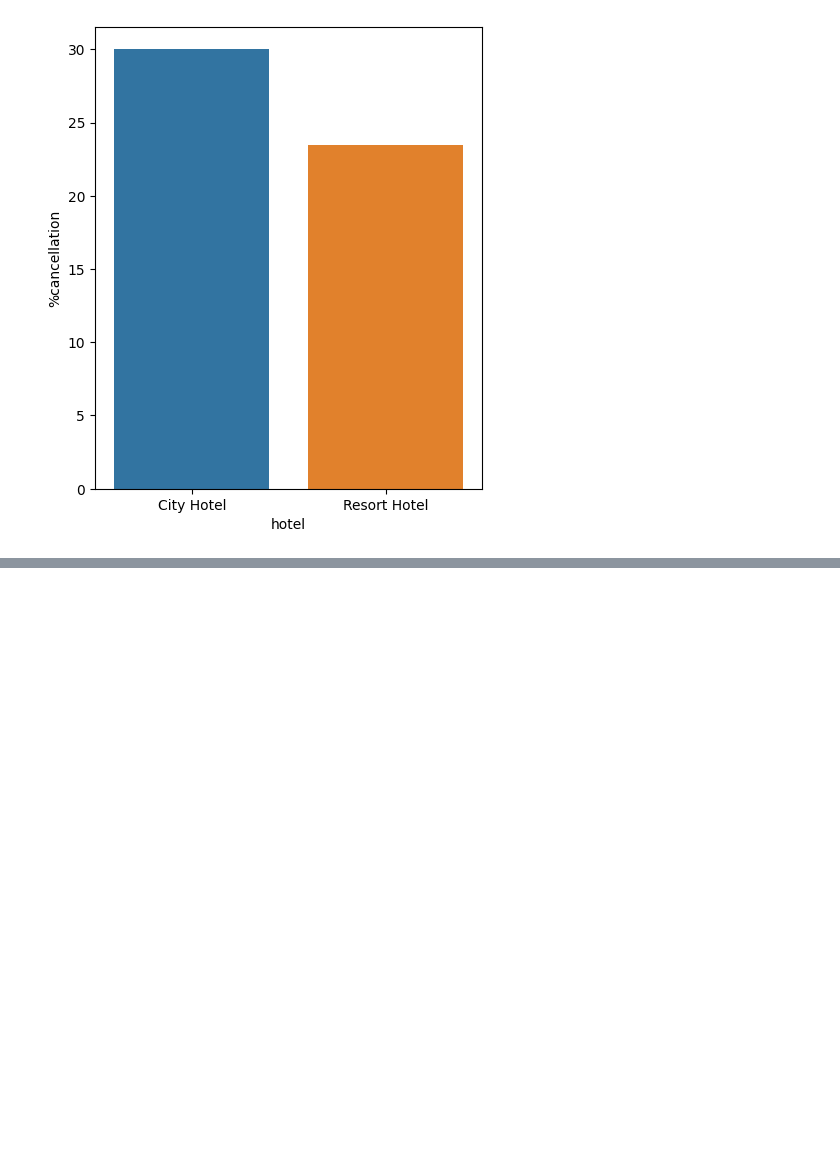
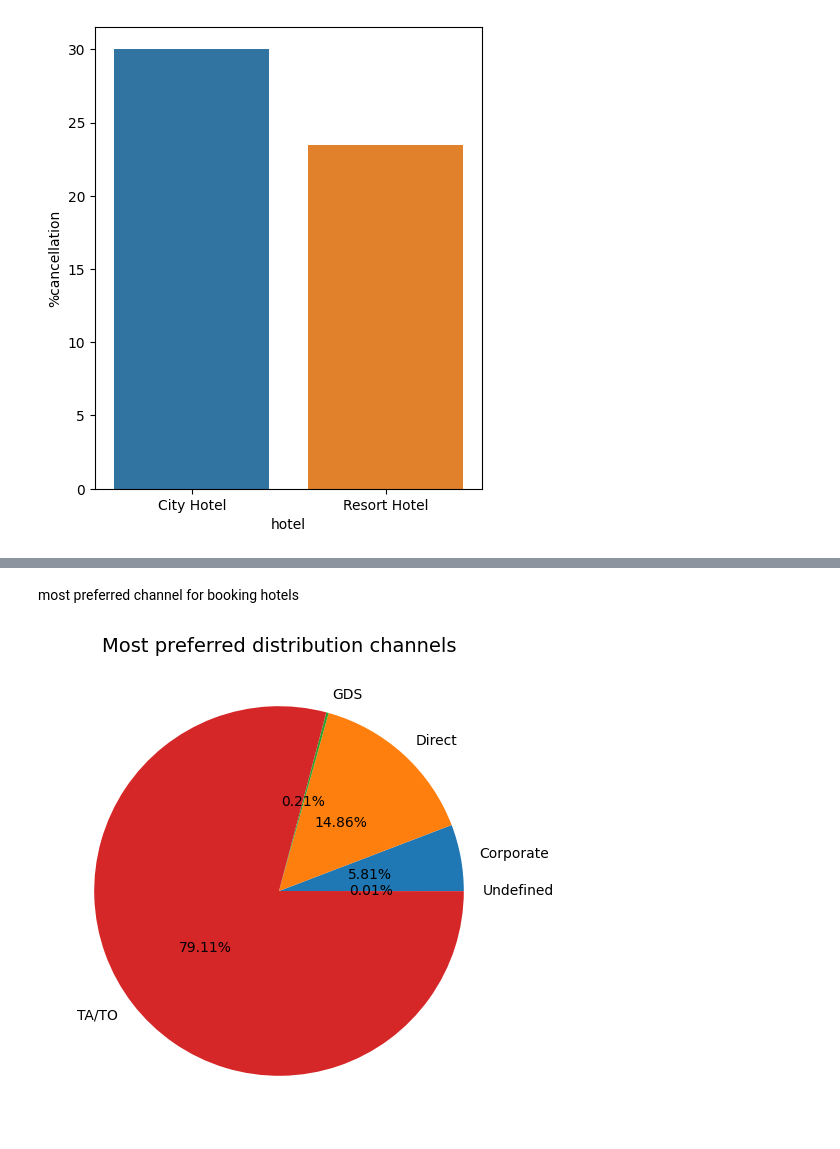
Before and after one commit to PoojaSwamii/Capstone_Project-EDA-on-Hotel-Booking-, a Jupyter notebook: Capstone_Project_Hotel_Booking_Analysis_.ipynb, the cells around one changed output, grey strips where cells are left out. Cells and saved outputs as stored; diff of their text form; code cells hidden in the pictures; blank space fills up the shorter version.

```diff
--- a/Capstone_Project_Hotel_Booking_Analysis_.ipynb
+++ b/Capstone_Project_Hotel_Booking_Analysis_.ipynb
@@ -495,0 +510,14 @@ sns.barplot(x = D3.index, y = D3['%cancellation'] )
+# %% [markdown]
+most preferred channel for booking hotels
+# %%
+# most preferred channel for booking hotels
+
+grup_by_dc = hotel_df.groupby(['distribution_channel'])
+dc1 = pd.DataFrame(round((grup_by_dc.size()/hotel_df.shape[0])*100,2)).reset_index().rename(columns = {0: 'Booking_%'})
+plt.figure(figsize=(12,6))
+data = dc1['Booking_%']
+labels = dc1['distribution_channel']
+plt.pie(x=data, autopct="%.2f%%",  labels=labels, pctdistance=0.5)
+plt.title("Most preferred distribution channels", fontsize=14);
+# %% [output]
+[figure, added]
```
Also changed, not shown: parts of 12 cells of this notebook.
